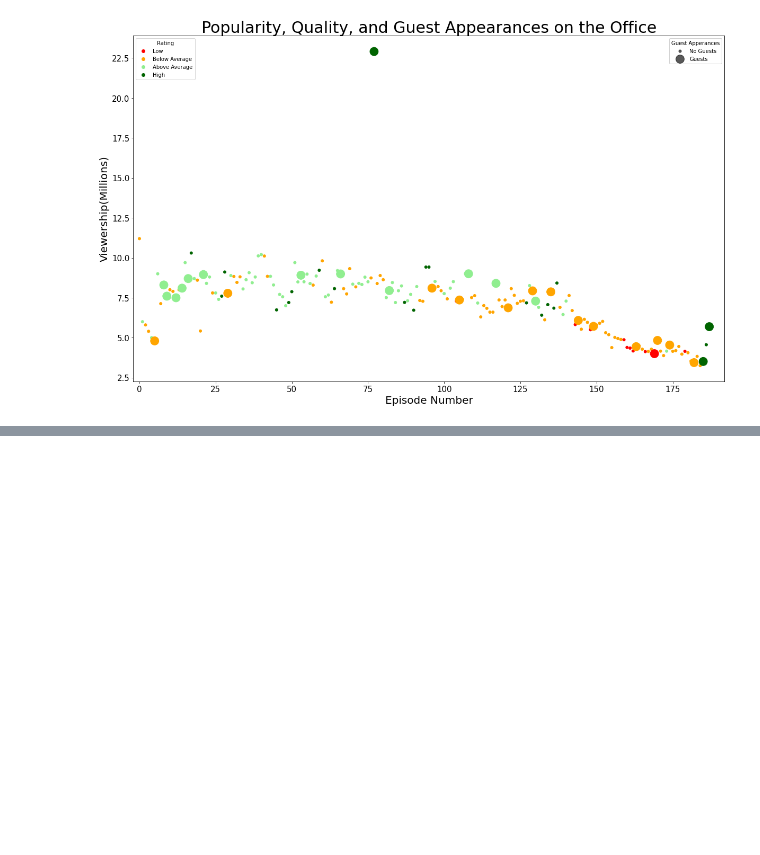
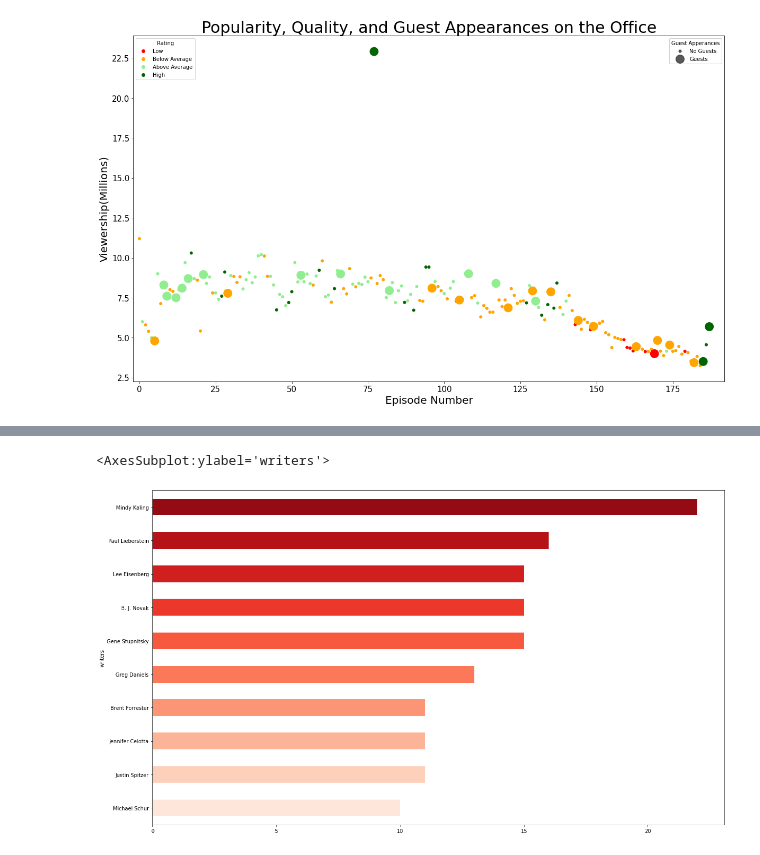
Before and after one commit to cyrustabatab/TheOfficeTrends, a Jupyter notebook: OfficeAnalysis.ipynb, the cells around one changed output, grey strips where cells are left out. Cells and saved outputs as stored; diff of their text form; code cells hidden in the pictures; blank space fills up the shorter version.

```diff
--- a/OfficeAnalysis.ipynb
+++ b/OfficeAnalysis.ipynb
@@ -140,0 +217,10 @@ office.nlargest(1,'viewership_mil')
+# %%
+def create_rows(row):
+
+    writers = []
+    for writer in row['writers']:
+        writers.append(writer.strip())
+
+    data = pd.DataFrame([row for _ in range(len(writers))],columns=office.columns)
+    data.writers = writers
+    return data
@@ -140,0 +234,7 @@ office.nlargest(1,'viewership_mil')
+# %%
+d = pd.concat((create_rows(row) for _,row in office.iterrows()),ignore_index=True)
+# %%
+d.groupby('writers').size().sort_values().tail(10).plot(kind='barh',figsize=(20,12),color=sns.color_palette('Reds',10))
+# %% [output]
+<AxesSubplot:ylabel='writers'>
+[figure, added]
```
Also changed, not shown: parts of 44 cells of this notebook.
